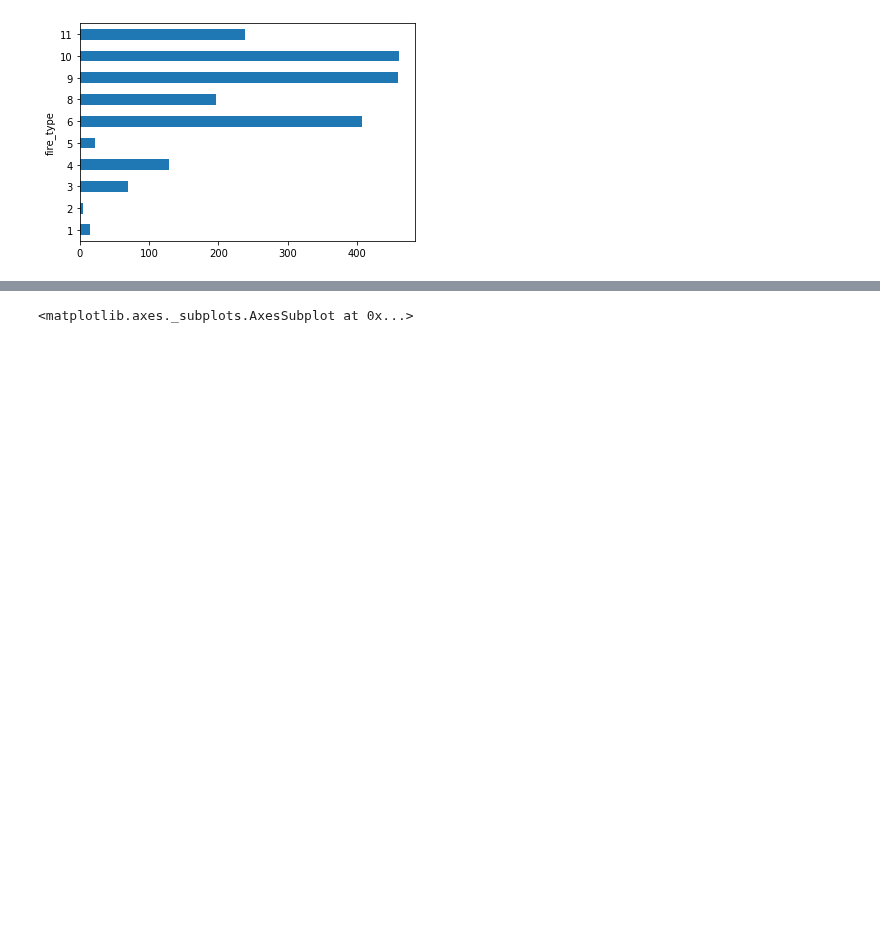
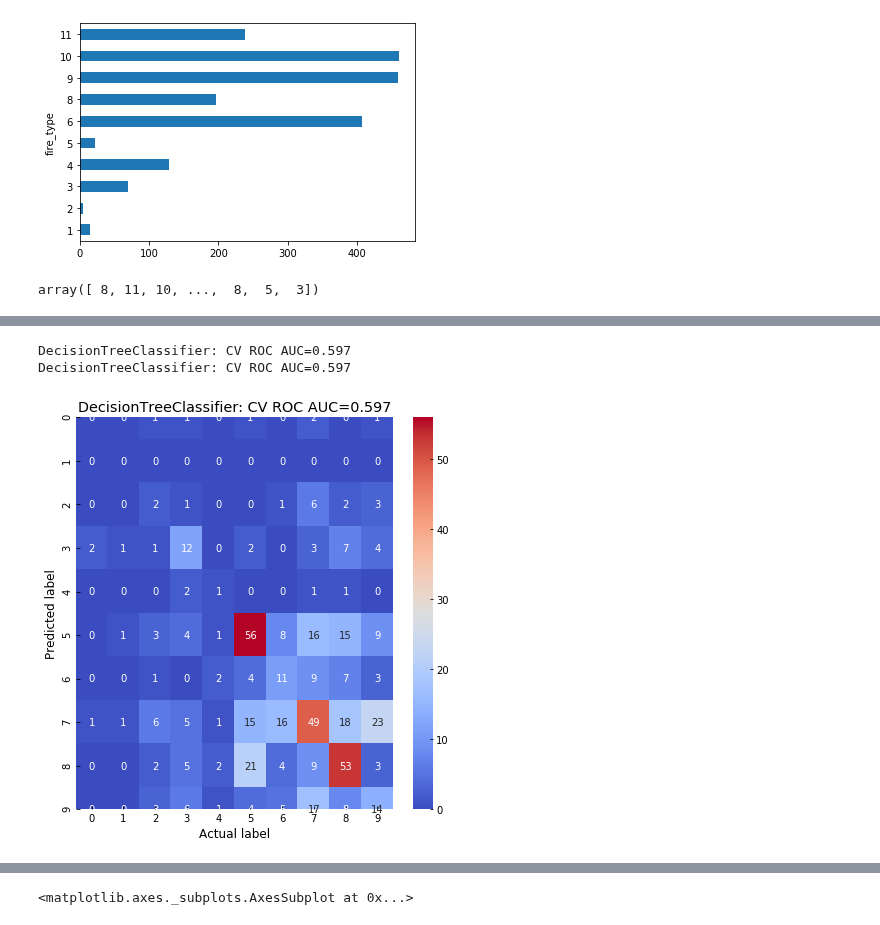
Before and after one commit to andygoosh/wildfire.sberbank.ai, a Jupyter notebook: workinprogress.ipynb, the cells around one changed output, grey strips where cells are left out. Cells and saved outputs as stored; diff of their text form; code cells hidden in the pictures; blank space fills up the shorter version.

```diff
--- a/workinprogress.ipynb
+++ b/workinprogress.ipynb
@@ -211,0 +205,4 @@ Name: fire_type, dtype: int64
+# %%
+y_pred
+# %% [output]
+array([ 8, 11, 10, ...,  8,  5,  3])
@@ -211,0 +211,33 @@ Name: fire_type, dtype: int64
+# %%
+import sklearn.ensemble
+
+#model = skl.ensemble.GradientBoostingClassifier()
+#model = skl.linear_model.LogisticRegression()
+model = sklearn.tree.DecisionTreeClassifier()
+#model = skl.ensemble.RandomForestClassifier()
+
+X_train, X_cv, y_train, y_cv = train_test_split(X, y, test_size=0.25, random_state=RS)
+
+model.fit(X_train, y_train)
+
+y_pred = model.predict_proba(X_cv)
+
+df_predictions = pd.DataFrame(
+    y_pred,
+    index=y_cv.index,
+    columns=[
+        'fire_{}_prob'.format(class_id)
+        for class_id in model.classes_
+    ],
+)
+
+'''
+GradientBoostingClassifier: CV ROC AUC=0.672
+RandomForestClassifier: CV ROC AUC=0.673
+LogisticRegression: CV ROC AUC=0.653
+DecisionTreeClassifier: CV ROC AUC=0.590
+'''
+y_hotted = get_one_hot( y_cv )
+
+draw_confusion_matrix(df_predictions, y_hotted)
+# %% [output]
@@ -212,3 +247,6 @@ Name: fire_type, dtype: int64
+DecisionTreeClassifier: CV ROC AUC=0.597
+DecisionTreeClassifier: CV ROC AUC=0.597
+[figure, added]
 # %%
 feat_importances = pd.Series(model.feature_importances_, index=X.columns)
 feat_importances.nlargest(20).plot(kind='barh')
```
Also changed, not shown: parts of 17 cells of this notebook.
